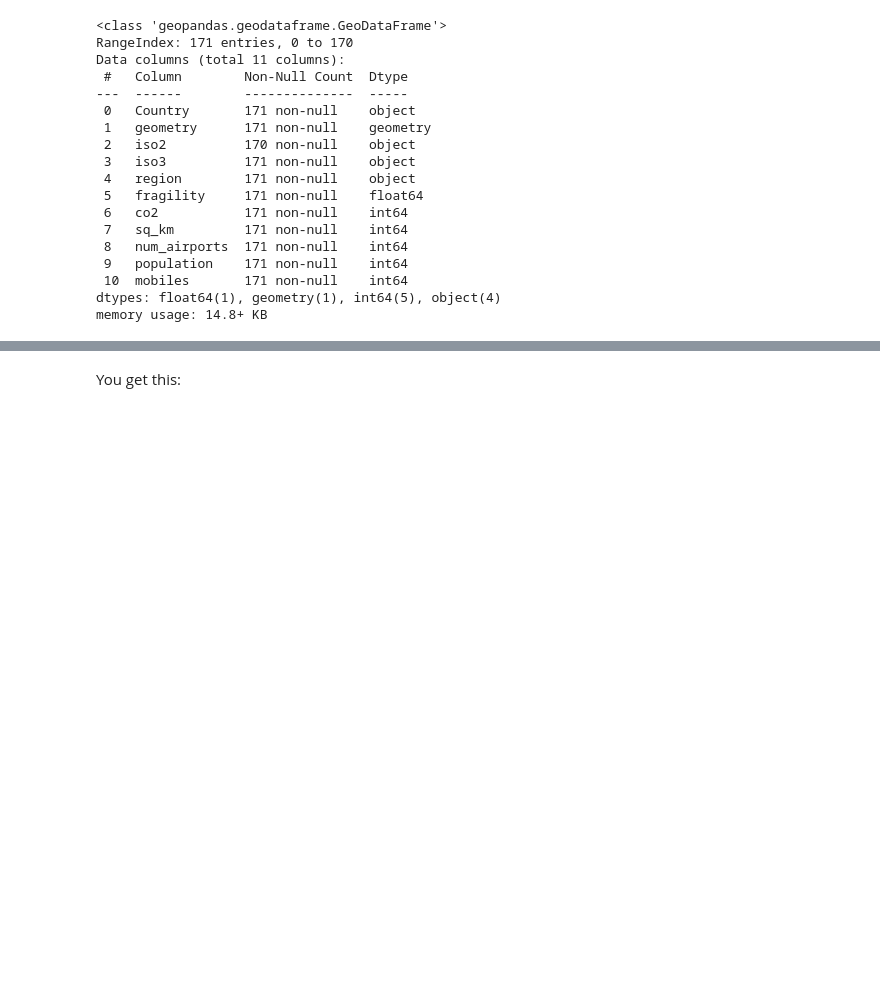
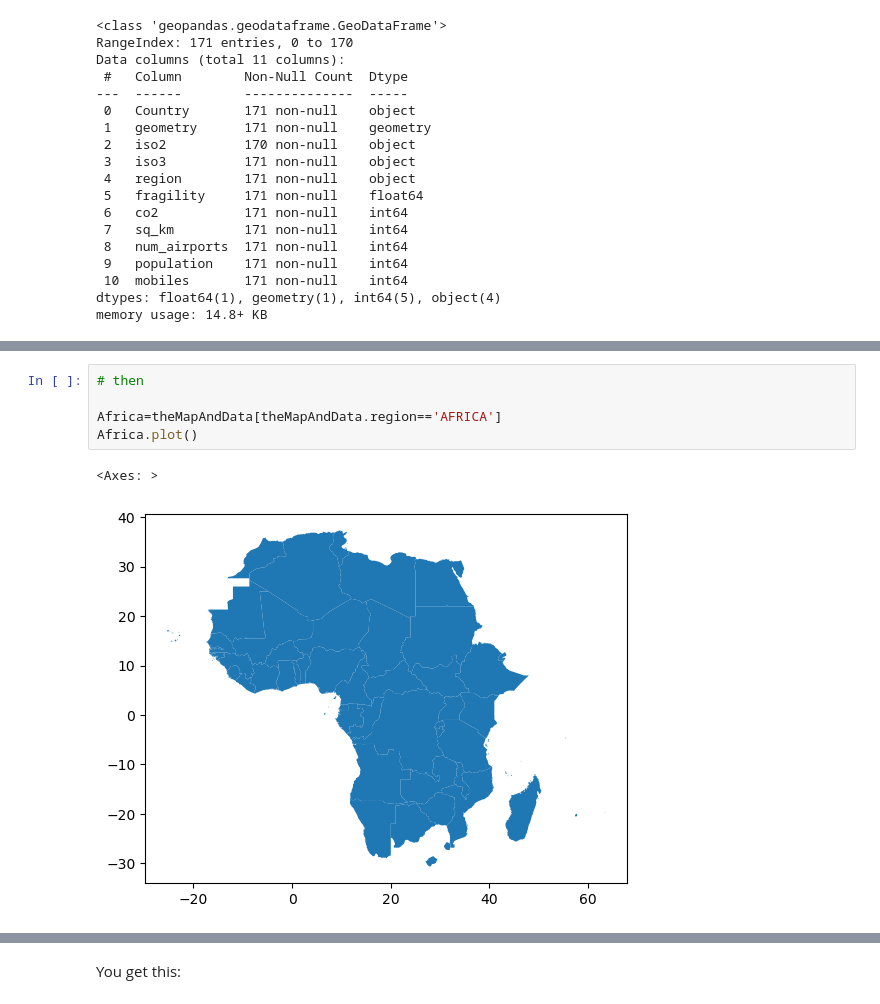
Before and after one commit to CienciaDeDatosEspacial/TheThematics, a Jupyter notebook: index.ipynb, the cells around one changed output, grey strips where cells are left out. Drawn from its saved outputs; the diff is of its cells as text; blank space fills up the shorter version.

```diff
--- a/index.ipynb
+++ b/index.ipynb
@@ -438,0 +440,8 @@ Name: 38, dtype: object
+# %%
+# then
+
+Africa=theMapAndData[theMapAndData.region=='AFRICA']
+Africa.plot()
+# %% [output]
+<Axes: >
+[figure, added]
```
Also changed, not shown: parts of 56 cells of this notebook.
